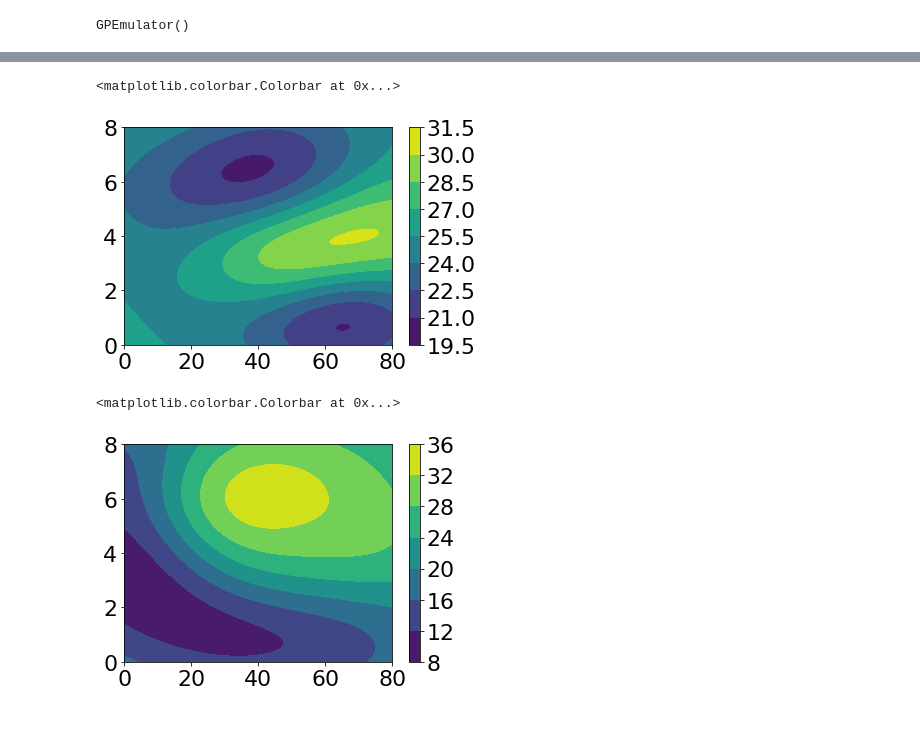
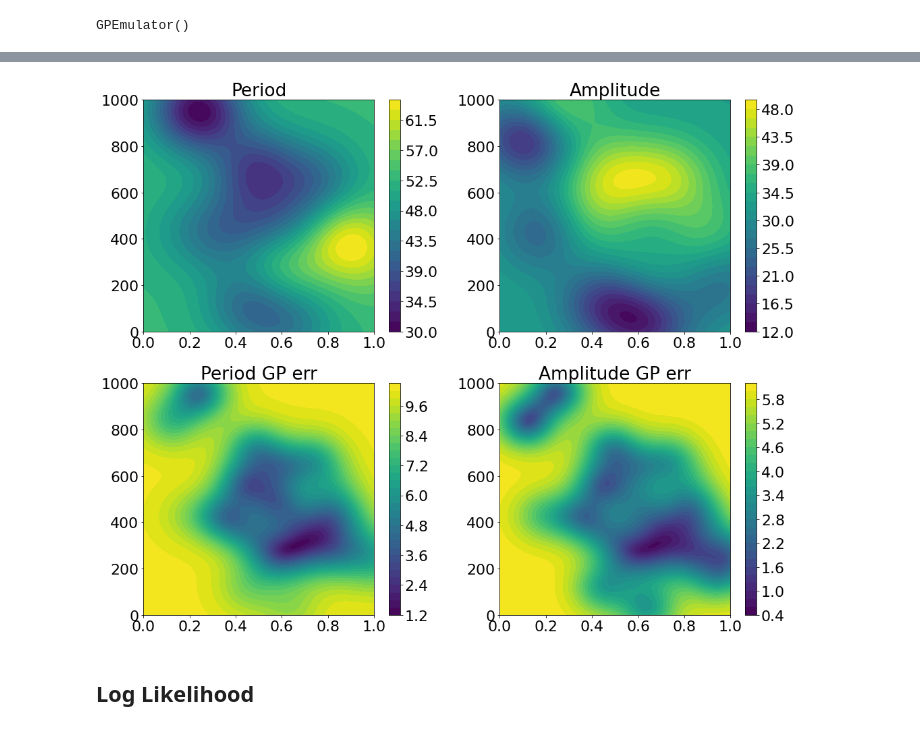
Before and after one commit to lm2612/EKI_OBS, a Jupyter notebook: jupyter_notebooks/GP_Emulator.ipynb, the cells around one changed output, grey strips where cells are left out. Cells and saved outputs as stored; diff of their text form; code cells hidden in the pictures.

Commit message:
added error from GP in plot, also added scaling before input to emulator

```diff
--- a/jupyter_notebooks/GP_Emulator.ipynb
+++ b/jupyter_notebooks/GP_Emulator.ipynb
@@ -97,5 +144,9 @@ params.shape
 # %%
-emulator_values = emulator.predict(params.T)
+emulator_pred_scaled, emulator_err_scaled = emulator.predict(params_grid.T, return_std=True)
+# %%
+## unscale
+emulator_pred =  emulator_pred_scaled  * (outputs_max + outputs_min) + outputs_min
+emulator_err =   emulator_err_scaled  * (outputs_max + outputs_min)
 # %%
-period = emulator_values[:, 0].reshape((N,N))
-amp = emulator_values[:, 1].reshape((N,N))
+period = emulator_pred[:, 0].reshape((Ngrid, Ngrid))
+amp = emulator_pred[:, 1].reshape((Ngrid, Ngrid))
@@ -102,15 +169,29 @@ amp = emulator_values[:, 1].reshape((N,N))
+# %%
+period_err = emulator_err[:, 0].reshape((Ngrid, Ngrid))
+amp_err = emulator_err[:, 1].reshape((Ngrid, Ngrid))
 # %%
-plt.contourf(cwgrid, Btgrid*1e3, period)
+fig, axs = plt.subplots(2, 2, figsize=(15, 12))
+plt.sca(axs[0,0])
+plt.contourf(cwgrid, Btgrid*1e3, period, levels = 30)
 plt.colorbar()
+plt.title("Period")
+plt.sca(axs[0,1])
+plt.contourf(cwgrid, Btgrid*1e3, amp, levels = 30)
+plt.colorbar()
+plt.title("Amplitude")
+plt.sca(axs[1,0])
+plt.contourf(cwgrid, Btgrid*1e3, period_err, levels = 30)
+plt.colorbar()
+plt.title("Period GP err")
+plt.sca(axs[1,1])
+plt.contourf(cwgrid, Btgrid*1e3, amp_err, levels = 30)
+plt.colorbar()
+plt.title("Amplitude GP err")
+plt.tight_layout()
 # %% [output]
-<matplotlib.colorbar.Colorbar at 0x...>
-[figure, old version]
+[figure, new version]
-# %%
-plt.contourf(cwgrid, Btgrid*1e3, amp)
-plt.colorbar()
-# %% [output]
-<matplotlib.colorbar.Colorbar at 0x...>
-[figure, removed]
+# %% [markdown]
+## Log Likelihood
 # %%
 ## Log likelihood
 def log_likelihood(y_pred, truth):
```
Also changed, not shown: parts of 36 cells of this notebook.
